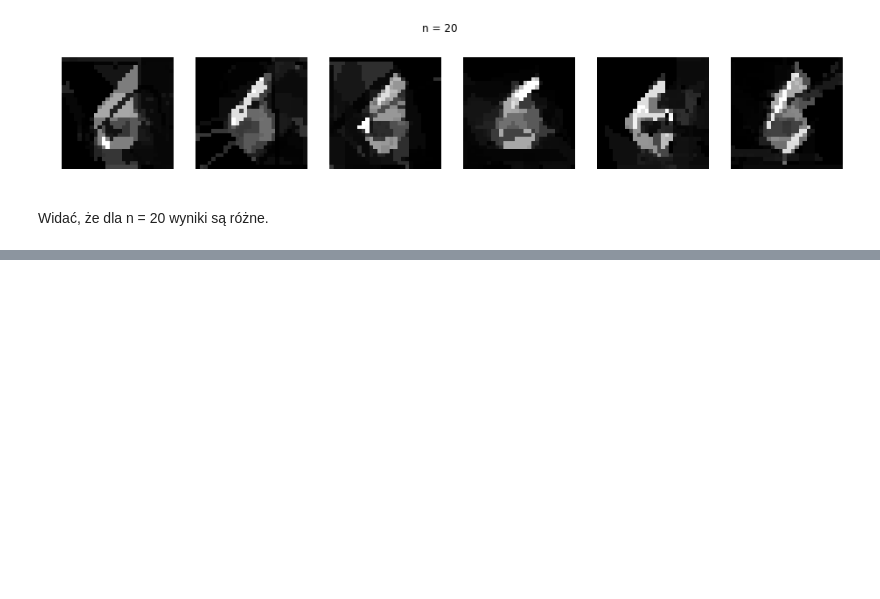
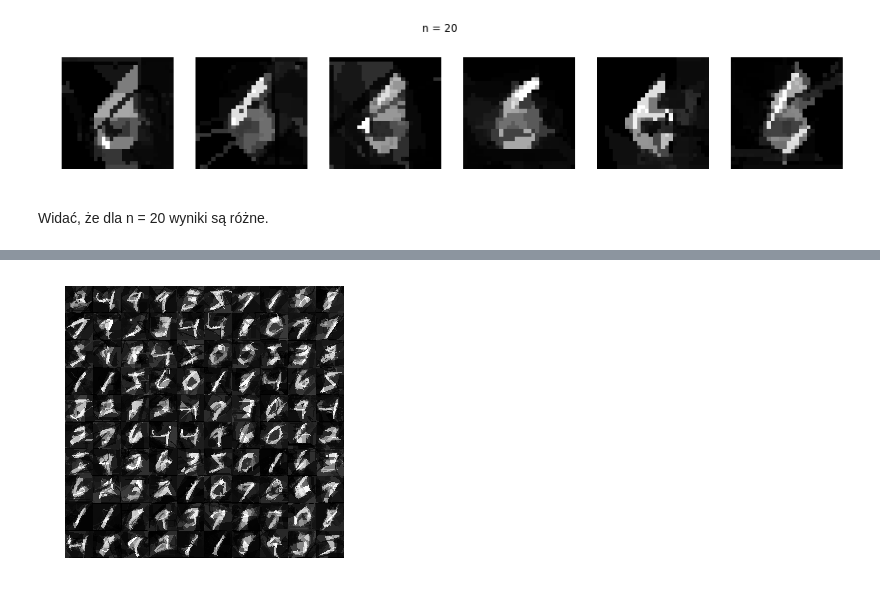
Before and after one commit to trejsu/shaper, a Jupyter notebook: experiments/notebook/augmentation.ipynb, the cells around one changed output, grey strips where cells are left out. Saved outputs shown, nothing was run; the diff lists cells and outputs as text; code cells hidden in the pictures; blank space fills up the shorter version.

```diff
--- a/experiments/notebook/augmentation.ipynb
+++ b/experiments/notebook/augmentation.ipynb
@@ -67,0 +117,4 @@ Widać, że dla n = 20 wyniki są różne.
+# %%
+plot_dataset(10, augmented=True)
+# %% [output]
+[figure, added]
```
Also changed, not shown: parts of 30 cells of this notebook.
